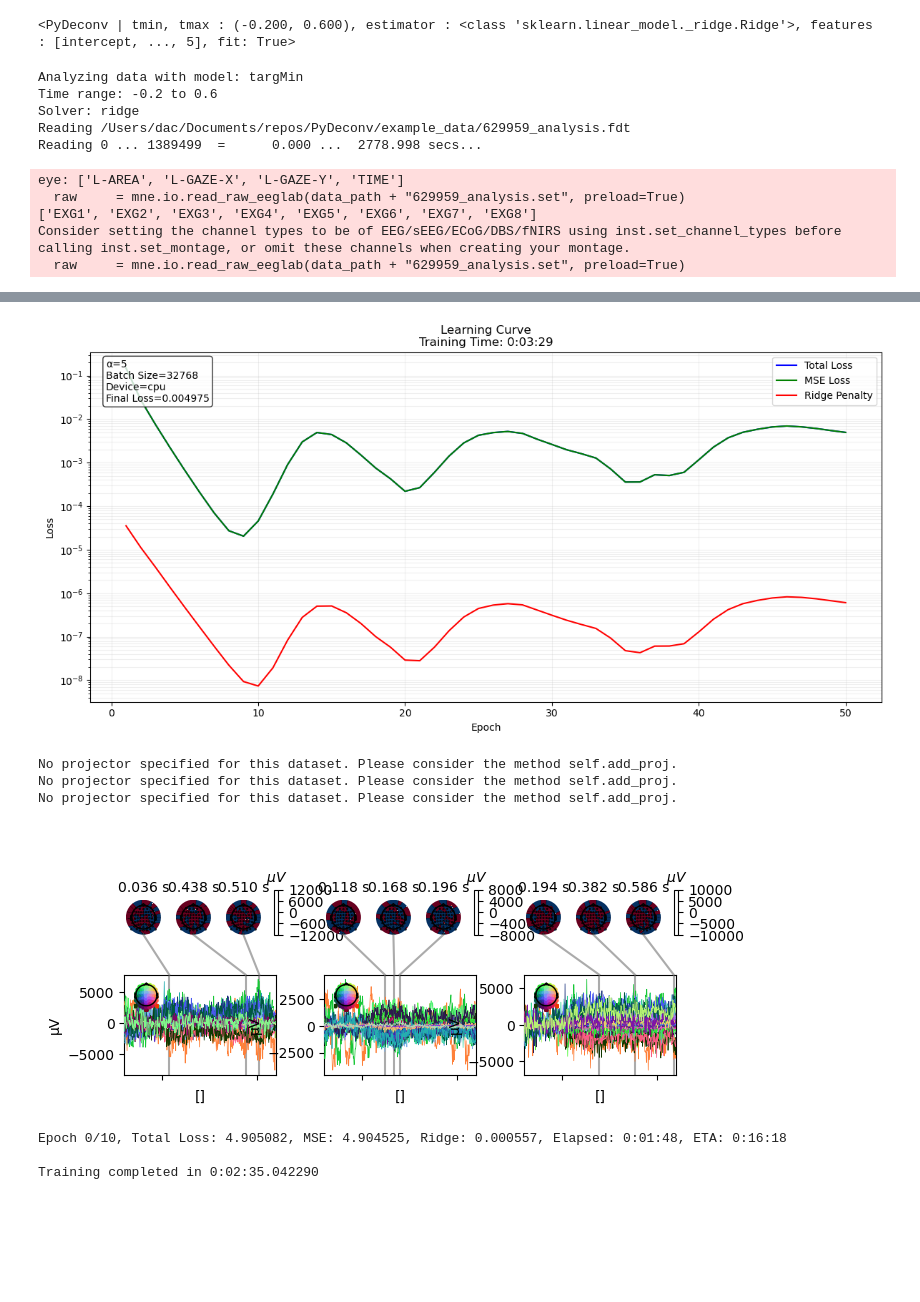
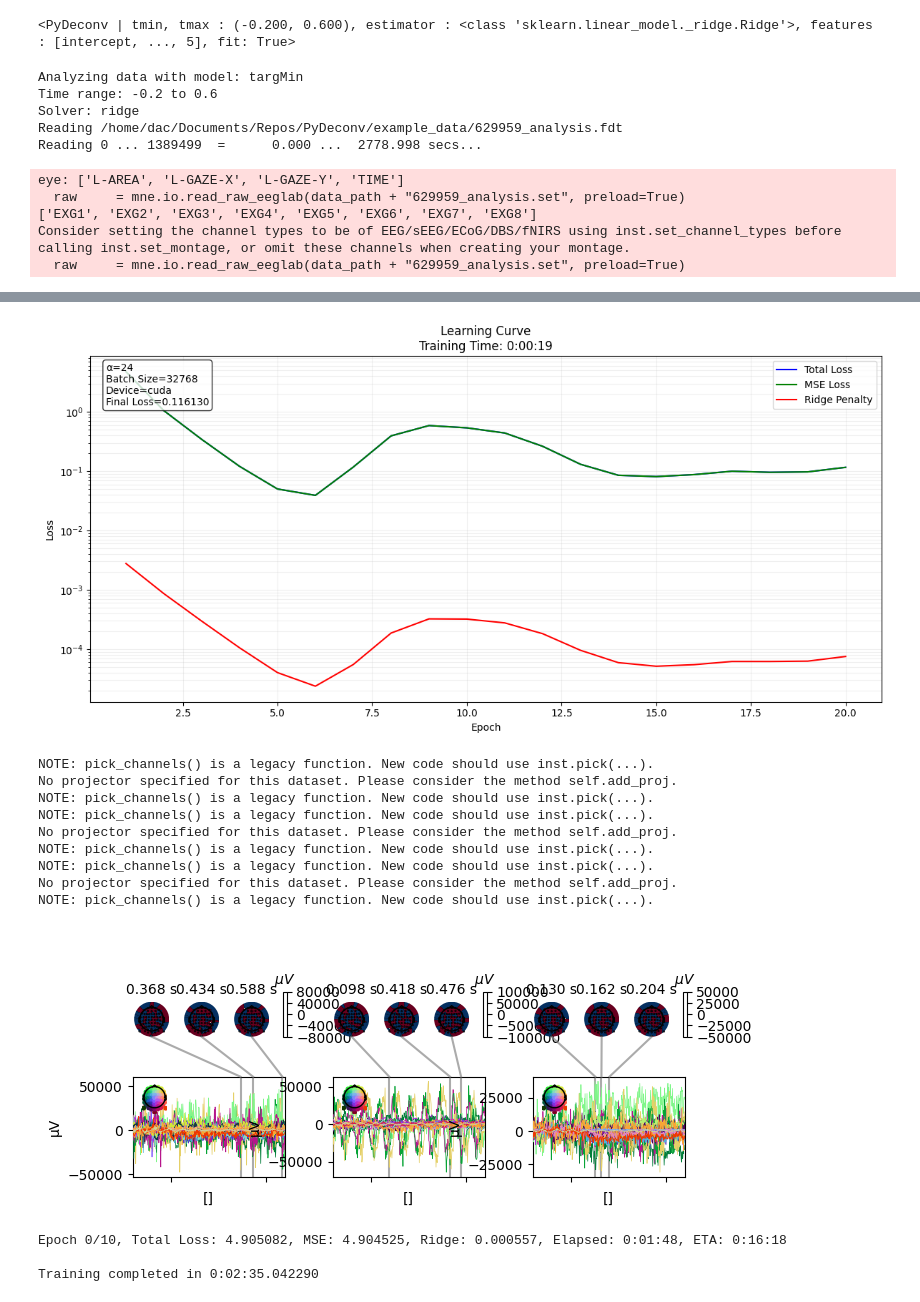
Before and after one commit to incubodac/PyDeconv, a Jupyter notebook: torch_notebook_v1.ipynb, the cells around one changed output, grey strips where cells are left out. Saved outputs shown, nothing was run; the diff lists cells and outputs as text; code cells hidden in the pictures; blank space fills up the shorter version.

```diff
--- a/torch_notebook_v1.ipynb
+++ b/torch_notebook_v1.ipynb
@@ -1299,7 +1309,7 @@ if __name__ == "__main__":
     device = 'cuda' if torch.cuda.is_available() else 'cpu'
 
     rERP_model = PyDeconv(settings = settings , features = features, eeg = raw)
-    torch_ridge = RidgeDeconvolution(input_dim=X_design.shape[1], output_dim= y_data.shape[1], alpha= 5 , fit_intercept=False, batch_size=32768, device=device)
+    torch_ridge = RidgeDeconvolution(input_dim=X_design.shape[1], output_dim= y_data.shape[1], alpha= 24 , fit_intercept=False, batch_size=32768, device=device)
     torch_ridge.fit(X_design, y_data, epochs=20, lr=0.05)
     # Plot learning curve
     torch_ridge.plot_learning_curve()
@@ -1311,7 +1321,7 @@ if __name__ == "__main__":
 Analyzing data with model: targMin
 Time range: -0.2 to 0.6
 Solver: ridge
-Reading /Users/dac/Documents/repos/PyDeconv/example_data/629959_analysis.fdt
+Reading /home/dac/Documents/Repos/PyDeconv/example_data/629959_analysis.fdt
 Reading 0 ... 1389499  =      0.000 ...  2778.998 secs...
 eye: ['L-AREA', 'L-GAZE-X', 'L-GAZE-Y', 'TIME']
   raw     = mne.io.read_raw_eeglab(data_path + "629959_analysis.set", preload=True)
@@ -1338,8 +1348,14 @@ Training completed in 0:03:29
-[figure, old version]
+[figure, new version]
+NOTE: pick_channels() is a legacy function. New code should use inst.pick(...).
 No projector specified for this dataset. Please consider the method self.add_proj.
+NOTE: pick_channels() is a legacy function. New code should use inst.pick(...).
+NOTE: pick_channels() is a legacy function. New code should use inst.pick(...).
 No projector specified for this dataset. Please consider the method self.add_proj.
+NOTE: pick_channels() is a legacy function. New code should use inst.pick(...).
+NOTE: pick_channels() is a legacy function. New code should use inst.pick(...).
 No projector specified for this dataset. Please consider the method self.add_proj.
+NOTE: pick_channels() is a legacy function. New code should use inst.pick(...).
-[figure, old version]
+[figure, new version]
 # %%
 torch_ridge = RidgeDeconvolution(input_dim=X_design.shape[1], output_dim= y_data.shape[1], alpha= 5 , fit_intercept=False, batch_size=60000, device=device)
 torch_ridge.fit(X_design, y_data, epochs=10, lr=0.001)
```
Also changed, not shown: parts of 24 cells of this notebook, 6 other files.
